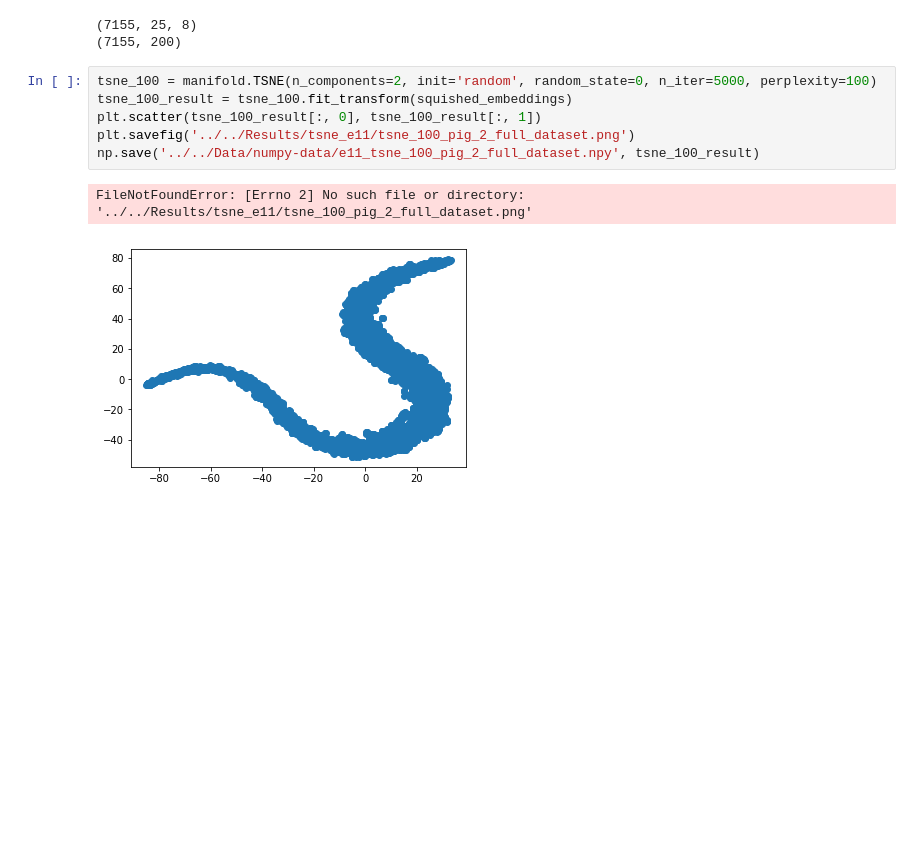
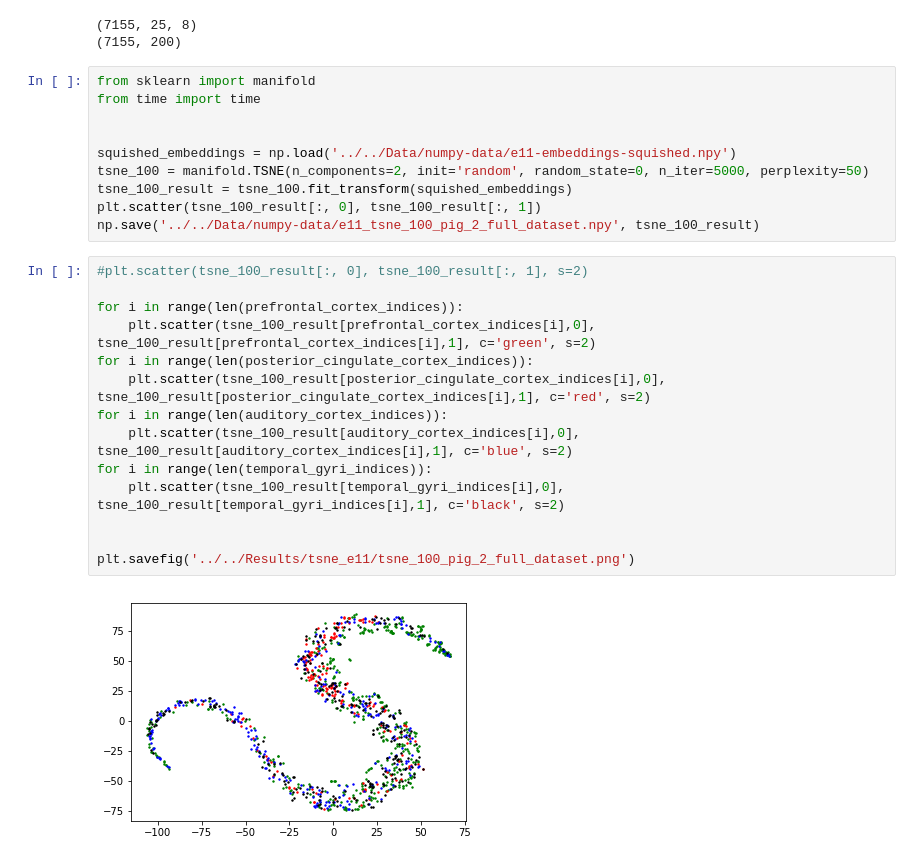
Before and after one commit to ays0110/bean, a Jupyter notebook: Pig 2/TSNE Scratch E11.ipynb, the cells around one changed output. Drawn from its saved outputs; the diff is of its cells as text; blank space fills up the shorter version.

```diff
--- a/Pig 2/TSNE Scratch E11.ipynb
+++ b/Pig 2/TSNE Scratch E11.ipynb
@@ -96,11 +129,28 @@ print(squished_embeddings.shape)
 (7155, 25, 8)
 (7155, 200)
 # %%
-tsne_100 = manifold.TSNE(n_components=2, init='random', random_state=0, n_iter=5000, perplexity=100)
+from sklearn import manifold
+from time import time
+
+
+squished_embeddings = np.load('../../Data/numpy-data/e11-embeddings-squished.npy')
+tsne_100 = manifold.TSNE(n_components=2, init='random', random_state=0, n_iter=5000, perplexity=50)
 tsne_100_result = tsne_100.fit_transform(squished_embeddings)
 plt.scatter(tsne_100_result[:, 0], tsne_100_result[:, 1])
-plt.savefig('../../Results/tsne_e11/tsne_100_pig_2_full_dataset.png')
 np.save('../../Data/numpy-data/e11_tsne_100_pig_2_full_dataset.npy', tsne_100_result)
-# %% [output]
-FileNotFoundError: [Errno 2] No such file or directory: '../../Results/tsne_e11/tsne_100_pig_2_full_dataset.png'
-[figure, removed]
+# %%
+#plt.scatter(tsne_100_result[:, 0], tsne_100_result[:, 1], s=2)
+
+for i in range(len(prefrontal_cortex_indices)):
+    plt.scatter(tsne_100_result[prefrontal_cortex_indices[i],0], tsne_100_result[prefrontal_cortex_indices[i],1], c='green', s=2)
+for i in range(len(posterior_cingulate_cortex_indices)):
+    plt.scatter(tsne_100_result[posterior_cingulate_cortex_indices[i],0], tsne_100_result[posterior_cingulate_cortex_indices[i],1], c='red', s=2)
+for i in range(len(auditory_cortex_indices)):
+    plt.scatter(tsne_100_result[auditory_cortex_indices[i],0], tsne_100_result[auditory_cortex_indices[i],1], c='blue', s=2)
+for i in range(len(temporal_gyri_indices)):
+    plt.scatter(tsne_100_result[temporal_gyri_indices[i],0], tsne_100_result[temporal_gyri_indices[i],1], c='black', s=2)
+
+
+plt.savefig('../../Results/tsne_e11/tsne_100_pig_2_full_dataset.png')
+# %% [output]
+[figure, added]
```
Also changed, not shown: parts of 4 cells of this notebook, 8 other files.
